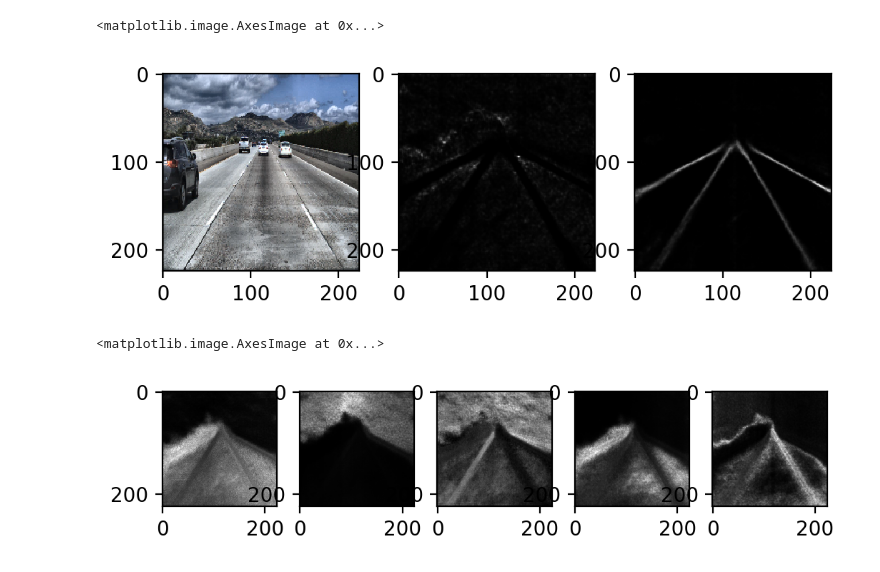
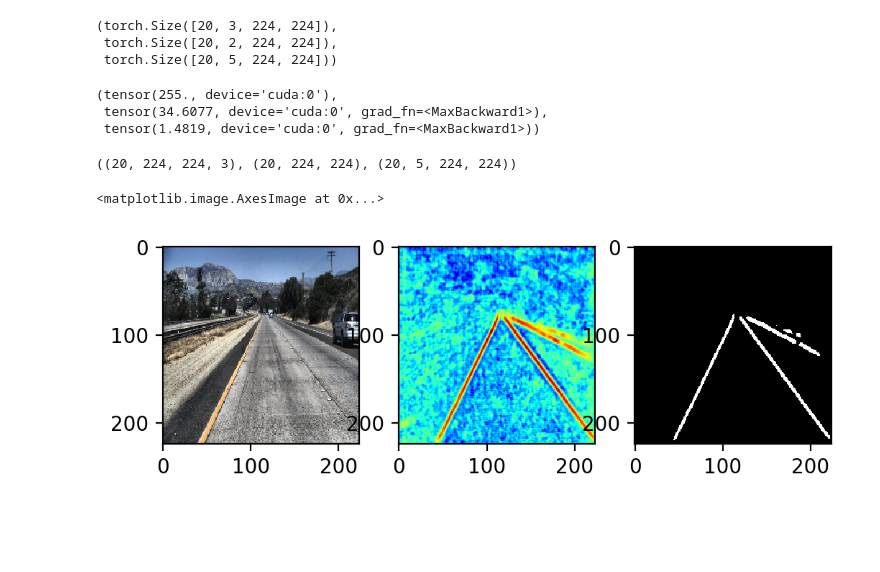
Before and after one commit to jaeoh2/Road-Lane-Instance-Segmentation-PyTorch, a Jupyter notebook: notebooks/inference.ipynb, the cells around one changed output. Saved outputs shown, nothing was run; the diff lists cells and outputs as text; code cells hidden in the pictures; blank space fills up the shorter version.

```diff
--- a/notebooks/inference.ipynb
+++ b/notebooks/inference.ipynb
@@ -35,4 +64,4 @@ model.eval()
 imgs = next(iter(test_dataloader))
 # %%
 input_tensor = torch.autograd.Variable(imgs).cuda()
-sem_pred, ins_pred = model(input_tensor)
+sem_pred_, ins_pred_ = model(input_tensor)
@@ -48,20 +68,34 @@ test_ins = ins_softmaxed.cpu().data.numpy()
+# %%
+input_tensor.size(), sem_pred_.size(), ins_pred_.size()
+# %% [output]
+(torch.Size([20, 3, 224, 224]),
+ torch.Size([20, 2, 224, 224]),
+ torch.Size([20, 5, 224, 224]))
+# %%
+input_tensor.max(), sem_pred_.max(), ins_pred_.max()
+# %% [output]
+(tensor(255., device='cuda:0'),
+ tensor(34.6077, device='cuda:0', grad_fn=<MaxBackward1>),
+ tensor(1.4819, device='cuda:0', grad_fn=<MaxBackward1>))
+# %%
+images = input_tensor.permute(0,2,3,1).contiguous().cpu().data.numpy()
+images = np.array(images, dtype=np.uint8)
+# %%
+sem_pred = sem_pred_[:,1,:,:].cpu().data.numpy()
+ins_pred = ins_pred_.cpu().data.numpy()
+# %%
+images.shape, sem_pred.shape, ins_pred.shape
+# %% [output]
+((20, 224, 224, 3), (20, 224, 224), (20, 5, 224, 224))
 # %%
+p_sem_pred = []
+for sp in sem_pred:
+    p_sem_pred.append(ndi.morphology.binary_fill_holes(sp > 0.5))
+
 plt.figure(dpi=200)
-plt.gray()
-plt.subplot(131);plt.imshow(test_img)
-plt.subplot(132);plt.imshow(test_sem[0])
-plt.subplot(133);plt.imshow(test_sem[1])
+plt.subplot(131);plt.imshow(images[0])
+plt.subplot(132);plt.imshow(sem_pred[0],'jet')
+plt.subplot(133);plt.imshow(p_sem_pred[0], 'gray')
 # %% [output]
 <matplotlib.image.AxesImage at 0x...>
-[figure, old version]
+[figure, new version]
-# %%
-plt.figure(dpi=200)
-plt.gray()
-plt.subplot(151);plt.imshow(test_ins[0])
-plt.subplot(152);plt.imshow(test_ins[1])
-plt.subplot(153);plt.imshow(test_ins[2])
-plt.subplot(154);plt.imshow(test_ins[3])
-plt.subplot(155);plt.imshow(test_ins[4])
-# %% [output]
-<matplotlib.image.AxesImage at 0x...>
-[figure, removed]
```
Also changed, not shown: parts of 10 cells of this notebook, 1 other file.
